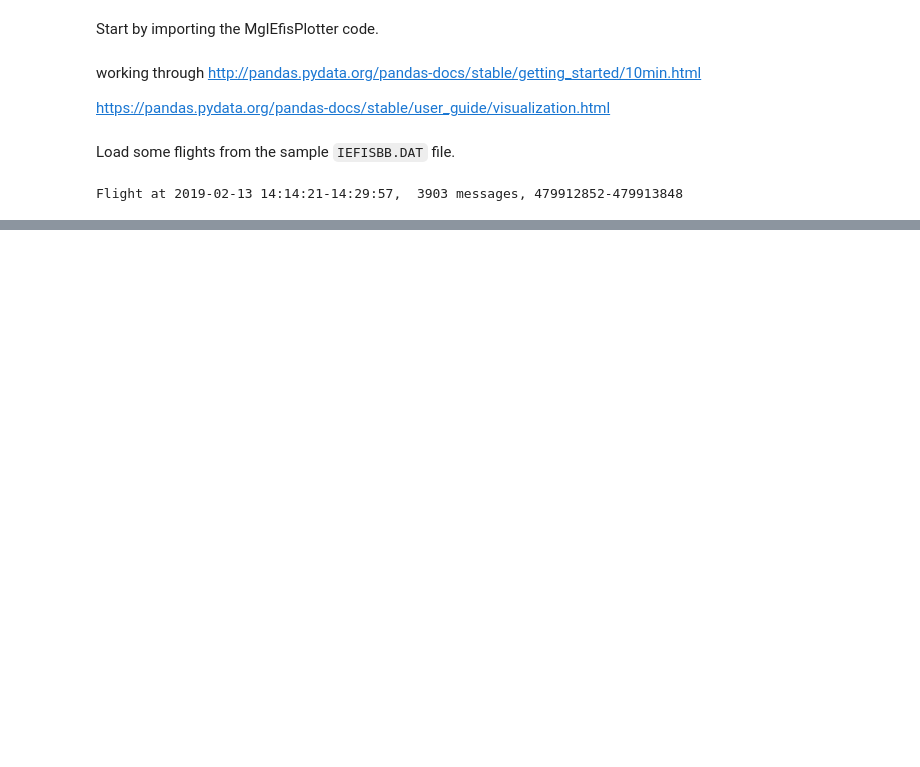
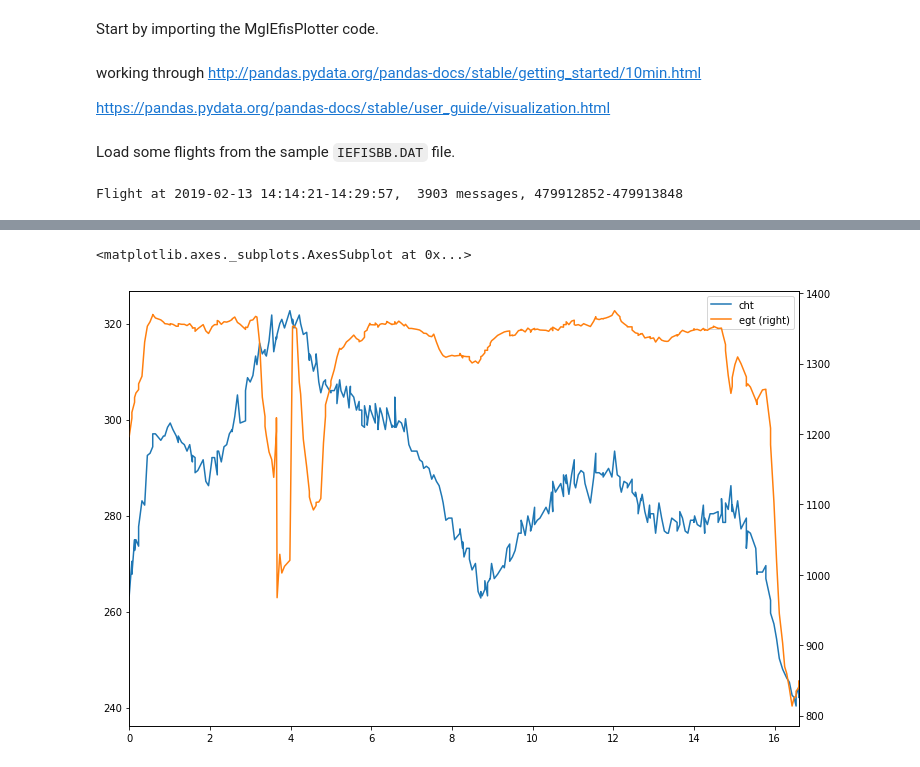
Before and after one commit to azemon/MglEfisPlotter, a Jupyter notebook: notebooks/pandas.ipynb, the cells around one changed output, grey strips where cells are left out. Cells and saved outputs as stored; diff of their text form; code cells hidden in the pictures; blank space fills up the shorter version.

```diff
--- a/notebooks/pandas.ipynb
+++ b/notebooks/pandas.ipynb
@@ -131,0 +80,2 @@ ts.plot(x='seconds', figsize=(12,8))
+# %%
+meanCht = pd.DataFrame(cht.T.mean().T, columns=['cht'])
@@ -131,0 +89,6 @@ ts.plot(x='seconds', figsize=(12,8))
+# %%
+t = meanCht.merge(meanEgt, left_index=True, right_index=True)
+t.plot(y=['cht', 'egt'], secondary_y='egt')
+# %% [output]
+<matplotlib.axes._subplots.AxesSubplot at 0x...>
+[figure, added]
```
Also changed, not shown: parts of 16 cells of this notebook, 2 other files.
